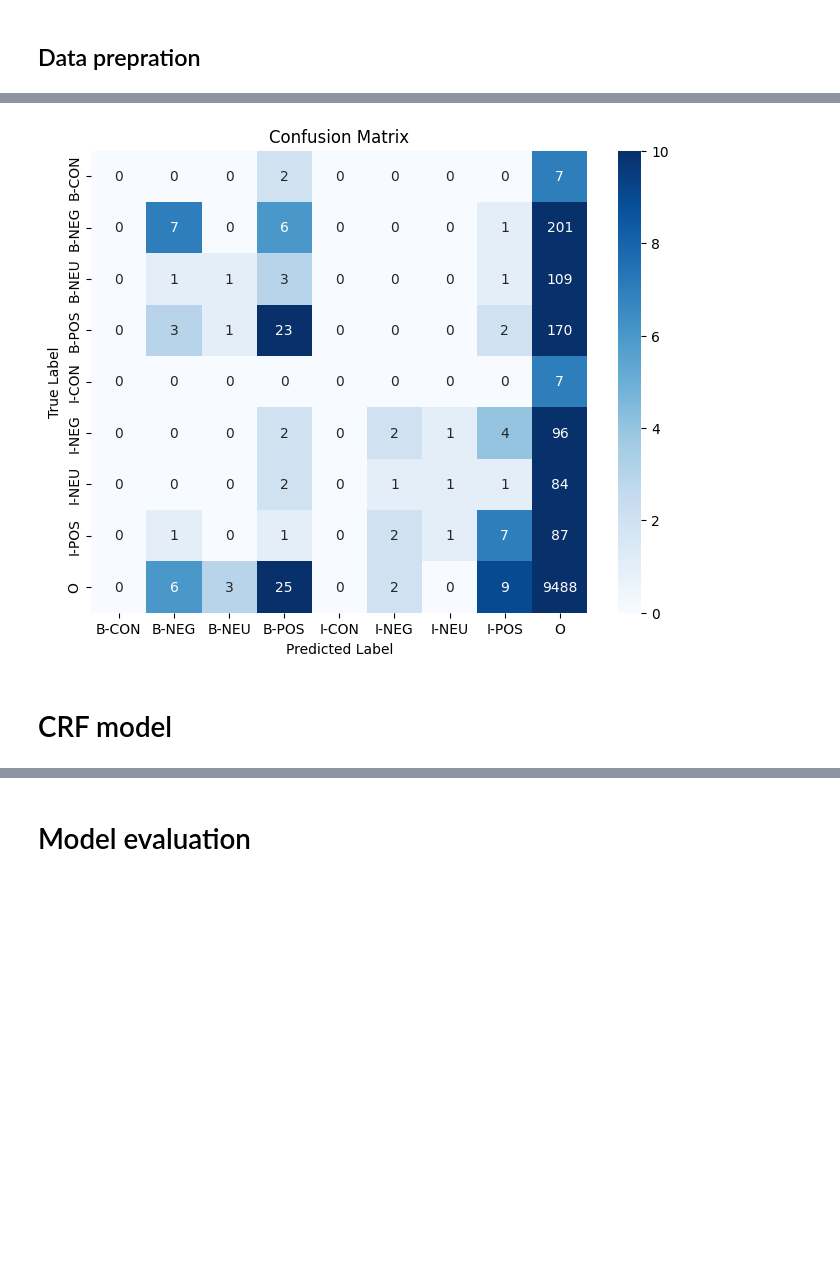
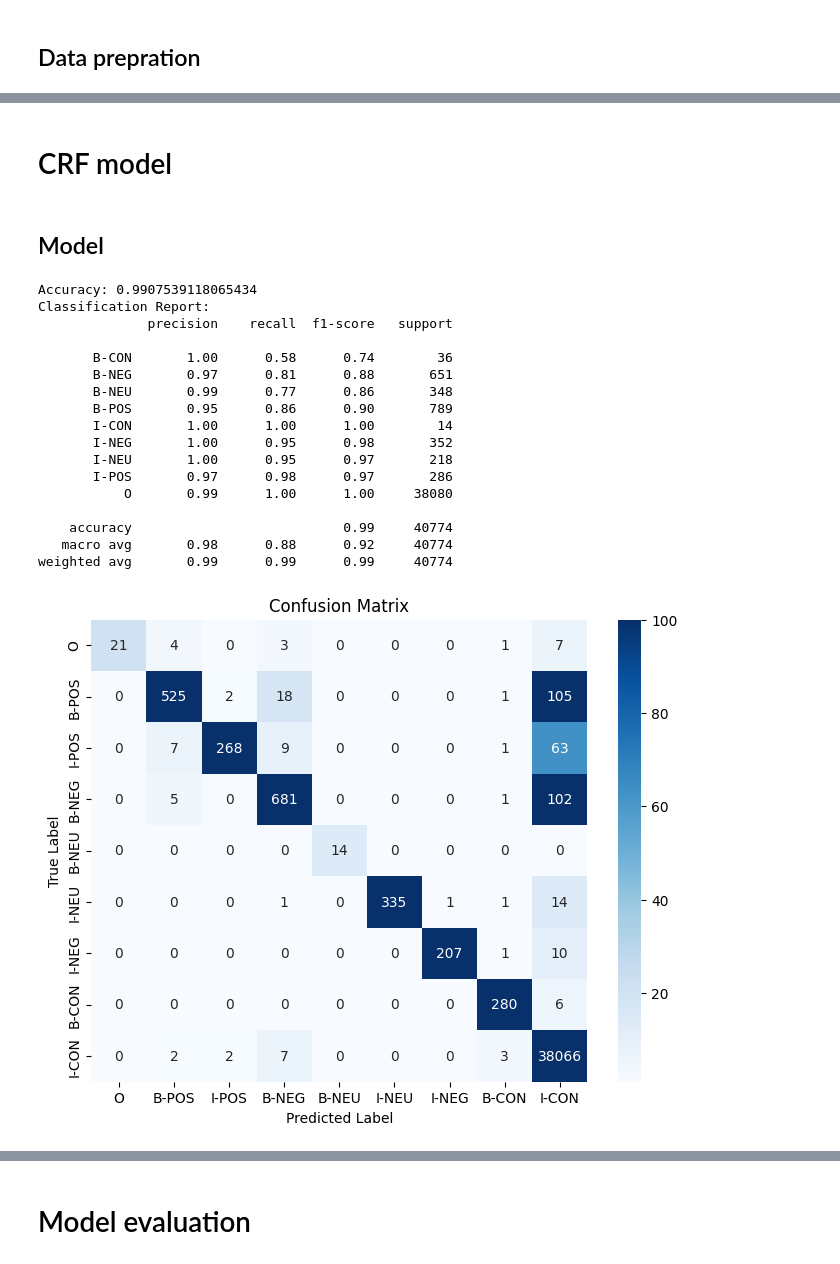
Before and after one commit to tnatvu/SentiLens, a Jupyter notebook: base_model.ipynb, the cells around one changed output, grey strips where cells are left out. Saved outputs shown, nothing was run; the diff lists cells and outputs as text; code cells hidden in the pictures; blank space fills up the shorter version.

```diff
--- a/base_model.ipynb
+++ b/base_model.ipynb
@@ -389,7 +394,7 @@ def word2features(sent, i, window_size=5):
                 f'-{k}:word.pos': prev_pos,
                 f'-{k}:word.opinionlexicon': tag_sentiment(word.lower()),
                 f'-{k}:word.contextswitching': prev_word.lower() in CONTEXT_SWITCHING_WORDS,
-                f'-{k}:word.isstopword()': prev_word in en_stop_words,
+                f'-{k}:word.isstopword()': prev_word in EN_STOP_WORDS,
                 f'-{k}:word.istitle()': prev_word.istitle(),
                 f'-{k}:word.isupper()': prev_word.isupper(),
                 f'-{k}:word.isspecialchar()': re.sub('[^\w,\d,\s]', '', prev_word.lower()) == '', # is punctuation/ special characters
@@ -407,7 +412,7 @@ def word2features(sent, i, window_size=5):
                 f'+{k}:word.pos': next_pos,
                 f'+{k}:word.opinionlexicon': tag_sentiment(word.lower()),
                 f'+{k}:word.contextswitching': next_word.lower() in CONTEXT_SWITCHING_WORDS,
-                f'+{k}:word.isstopword()': next_word in en_stop_words,
+                f'+{k}:word.isstopword()': next_word in EN_STOP_WORDS,
                 f'+{k}:word.istitle()': next_word.istitle(),
                 f'+{k}:word.isupper()': next_word.isupper(),
                 f'+{k}:word.isspecialchar()': re.sub('[^\w,\d,\s]', '', next_word.lower()) == '', # is punctuation/ special characters
@@ -813,24 +810,13 @@ array([[   0,    0,    0,    2,    0,    0,    0,    0,    7],
-# %%
-from sklearn.metrics import confusion_matrix
-
-# Compute confusion matrix
-conf_matrix = confusion_matrix(y_test_rf, y_pred_rf)
-
-# Plot the confusion matrix with seaborn
-plt.figure(figsize=(8, 6))
-sns.heatmap(conf_matrix, annot=True, fmt='d', cmap='Blues', xticklabels=rf_classifier.classes_, yticklabels=rf_classifier.classes_, vmax=10)
-plt.title('Confusion Matrix')
-plt.xlabel('Predicted Label')
-plt.ylabel('True Label')
-plt.show()
-# %% [output]
-[figure, removed]
 # %% [markdown]
 # CRF model
+# %% [markdown]
+## Model
 # %%
 # Create and train CRF model
-crf_model = CRF(algorithm='lbfgs', c1=0.1, c2=0.1, max_iterations=100)
+crf_model = CRF()
+
+#  'CRF' object has no attribute 'keep_tempfiles'
 try:
-  crf_model.fit(X_train, y_train)
+  crf_model.fit(X_train['features'], y_train)
 except AttributeError:
   pass
@@ -842,0 +823,44 @@ except AttributeError:
+# %%
+y_train_crf_pred = crf_model.predict(X_train['features'])
+
+y_train_flat = [tag for sentence in y_train for tag in sentence]
+y_train_crf_pred_flat = [tag for sentence in y_train_crf_pred for tag in sentence]
+
+
+# Evaluate the model
+accuracy = accuracy_score(y_train_flat, y_train_crf_pred_flat)
+classification_rep = classification_report(y_train_flat, y_train_crf_pred_flat)
+
+print(f"Accuracy: {accuracy}")
+print("Classification Report:")
+print(classification_rep)
+
+# Compute confusion matrix
+conf_matrix = confusion_matrix(y_train_flat, y_train_crf_pred_flat)
+
+# Plot the confusion matrix with seaborn
+plt.figure(figsize=(8, 6))
+sns.heatmap(conf_matrix, annot=True, fmt='d', cmap='Blues', xticklabels=crf_model.classes_, yticklabels=crf_model.classes_, vmax=100, vmin=1)
+plt.title('Confusion Matrix')
+plt.xlabel('Predicted Label')
+plt.ylabel('True Label')
+plt.show()
+# %% [output]
+Accuracy: 0.9907539118065434
+Classification Report:
+              precision    recall  f1-score   support
+
+       B-CON       1.00      0.58      0.74        36
+       B-NEG       0.97      0.81      0.88       651
+       B-NEU       0.99      0.77      0.86       348
+       B-POS       0.95      0.86      0.90       789
+       I-CON       1.00      1.00      1.00        14
+       I-NEG       1.00      0.95      0.98       352
+       I-NEU       1.00      0.95      0.97       218
+       I-POS       0.97      0.98      0.97       286
+           O       0.99      1.00      1.00     38080
+
+    accuracy                           0.99     40774
+   macro avg       0.98      0.88      0.92     40774
+weighted avg       0.99      0.99      0.99     40774
+[figure, added]
```
Also changed, not shown: parts of 25 cells of this notebook.
